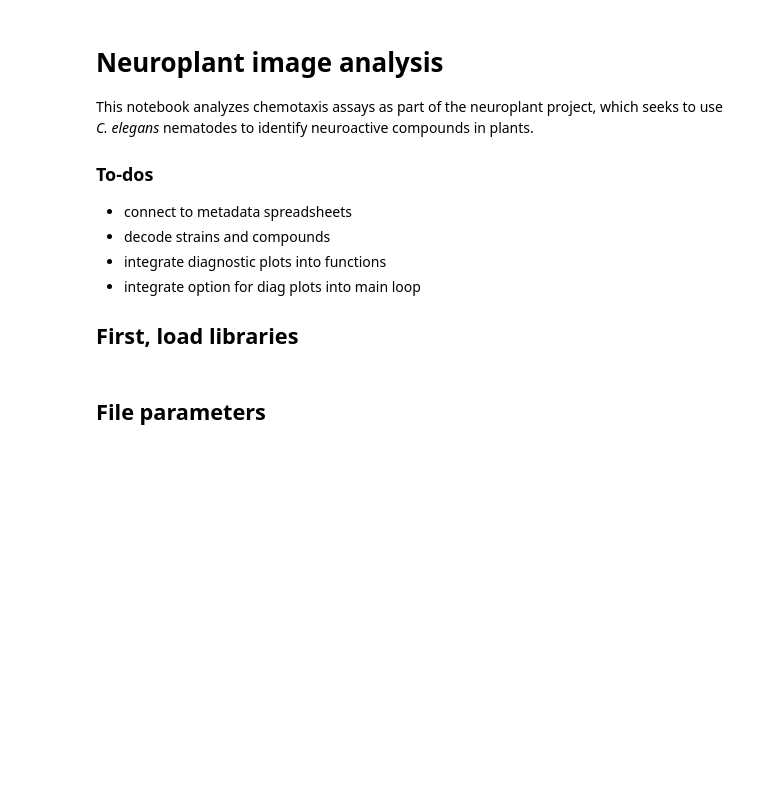
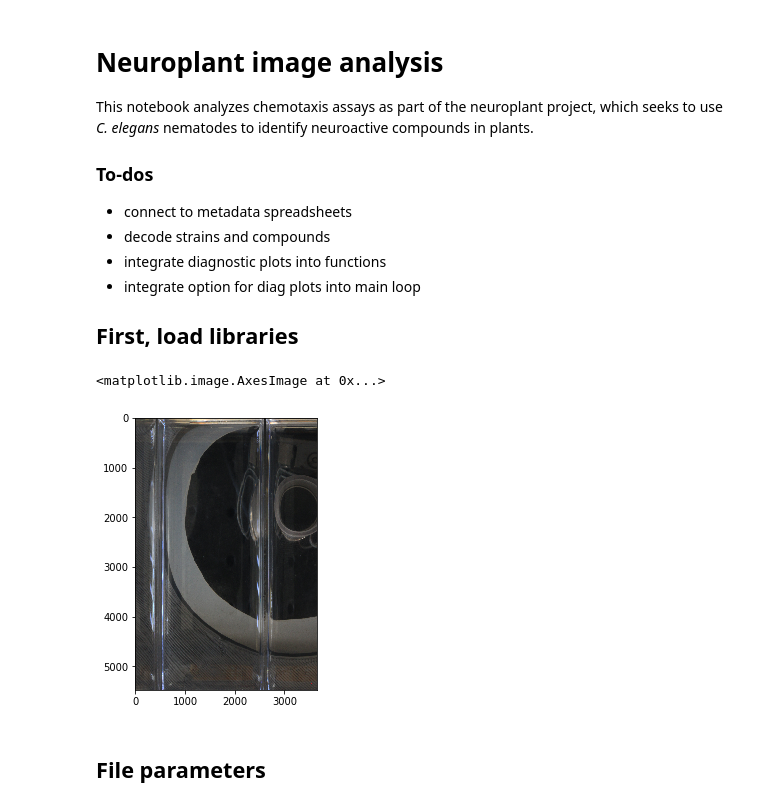
Before and after one commit to Neuroplant-Resources/Neuroplant-OWL, a Jupyter notebook: Neuroplant image analysis.ipynb, the cells around one changed output. Cells and saved outputs as stored; diff of their text form; code cells hidden in the pictures; blank space fills up the shorter version.

```diff
--- a/Neuroplant image analysis.ipynb
+++ b/Neuroplant image analysis.ipynb
@@ -28,6 +28,15 @@ import seaborn as sns
 #import pydrive
 
 start = time.time()
+# %%
+pre_file = pathlib.Path('/Users/adam/Downloads/IMG_0460.JPG')
+pre_image = skimage.io.imread(pre_file)
+# %%
+fig, ax = plt.subplots(figsize=(10, 5))
+ax.imshow(pre_image)
+# %% [output]
+<matplotlib.image.AxesImage at 0x...>
+[figure, added]
 # %% [markdown]
 ## File parameters
 # %%
```
Also changed, not shown: parts of 8 cells of this notebook, 1 other file.
